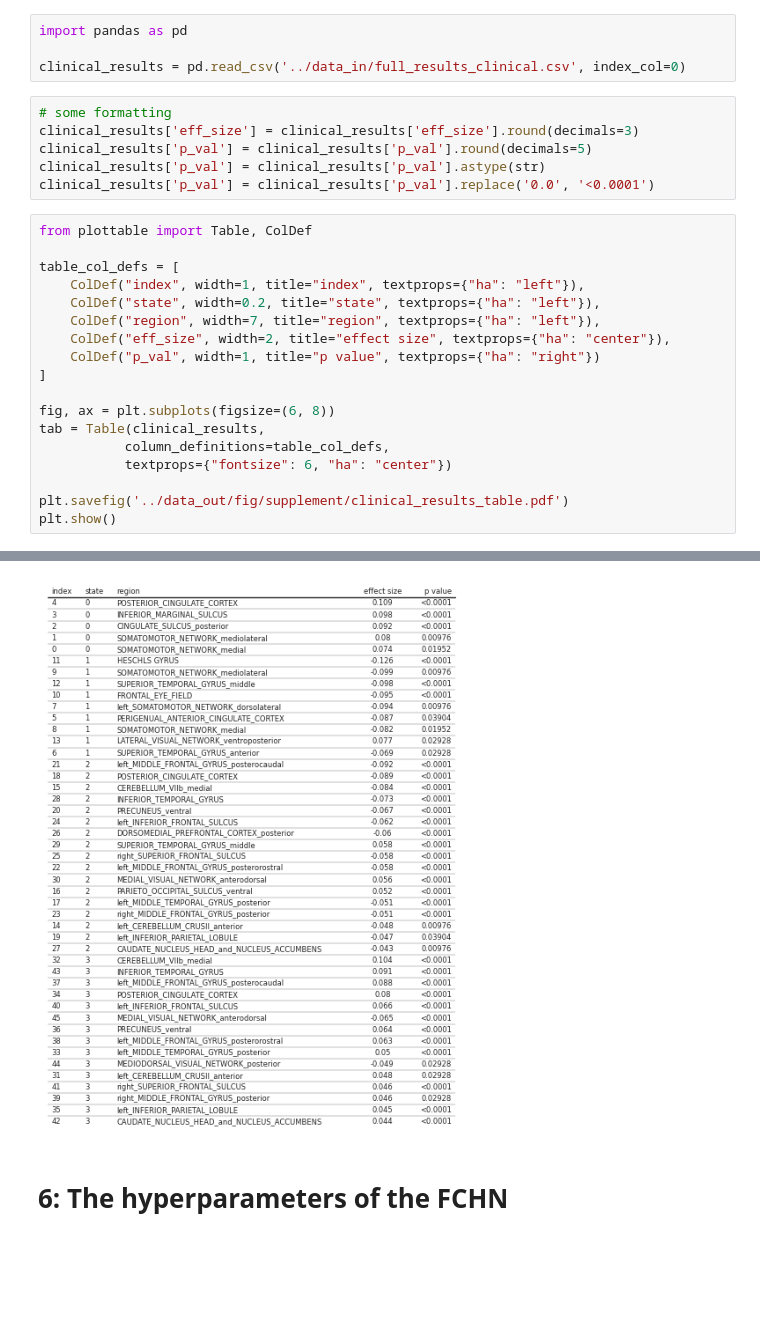
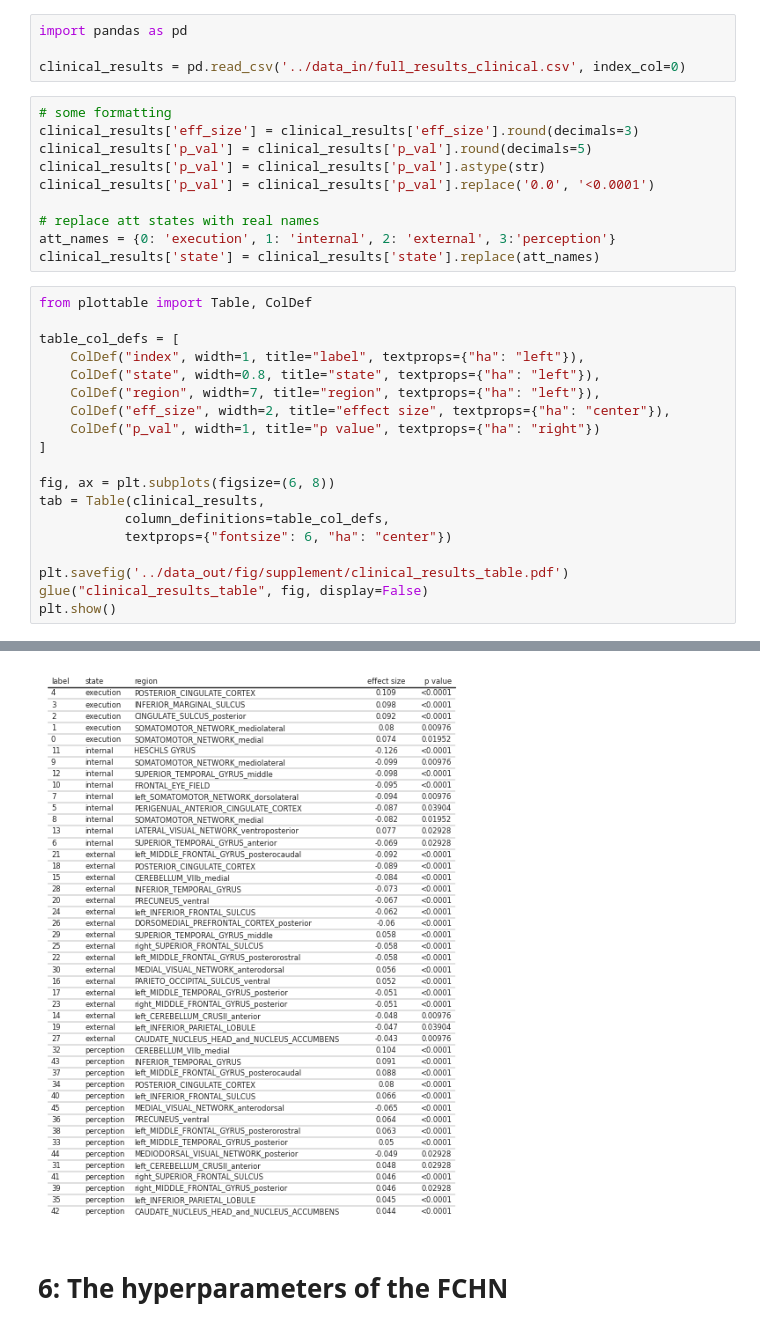
Before and after one commit to pni-lab/connattractor, a Jupyter notebook: notebooks/supplemental_material.ipynb, the cells around one changed output, grey strips where cells are left out. Saved outputs shown, nothing was run; the diff lists cells and outputs as text; blank space fills up the shorter version.

```diff
--- a/notebooks/supplemental_material.ipynb
+++ b/notebooks/supplemental_material.ipynb
@@ -317,12 +186,16 @@ clinical_results['eff_size'] = clinical_results['eff_size'].round(decimals=3)
 clinical_results['p_val'] = clinical_results['p_val'].round(decimals=5)
 clinical_results['p_val'] = clinical_results['p_val'].astype(str)
 clinical_results['p_val'] = clinical_results['p_val'].replace('0.0', '<0.0001')
+
+# replace att states with real names
+att_names = {0: 'execution', 1: 'internal', 2: 'external', 3:'perception'}
+clinical_results['state'] = clinical_results['state'].replace(att_names)
 # %%
 from plottable import Table, ColDef
 
 table_col_defs = [
-    ColDef("index", width=1, title="index", textprops={"ha": "left"}),
-    ColDef("state", width=0.2, title="state", textprops={"ha": "left"}),
+    ColDef("index", width=1, title="label", textprops={"ha": "left"}),
+    ColDef("state", width=0.8, title="state", textprops={"ha": "left"}),
     ColDef("region", width=7, title="region", textprops={"ha": "left"}),
     ColDef("eff_size", width=2, title="effect size", textprops={"ha": "center"}),
     ColDef("p_val", width=1, title="p value", textprops={"ha": "right"})
@@ -334,5 +207,6 @@ tab = Table(clinical_results,
            textprops={"fontsize": 6, "ha": "center"})
 
 plt.savefig('../data_out/fig/supplement/clinical_results_table.pdf')
+glue("clinical_results_table", fig, display=False)
 plt.show()
 # %% [output]
@@ -339,4 +214,4 @@ plt.show()
-[figure, old version]
+[figure, new version]
 # %% [markdown]
 # 6: The hyperparameters of the FCHN
 # %% [markdown]
```
Also changed, not shown: parts of 11 cells of this notebook, 4 other files.
